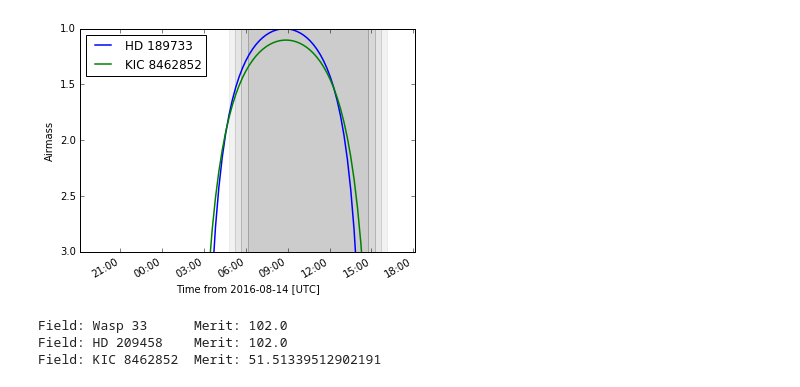
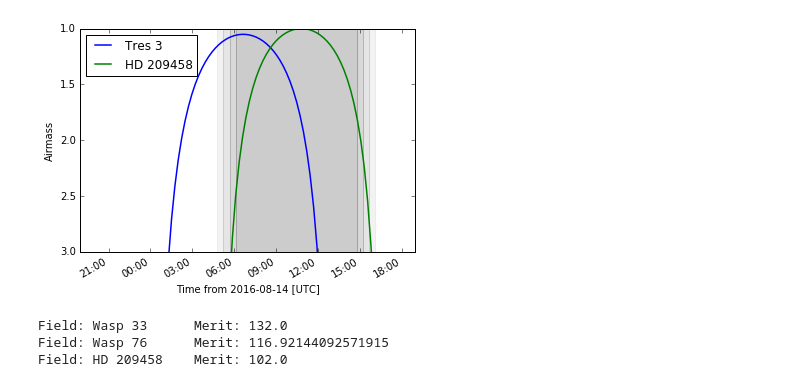
Before and after one commit to panoptes/POCS, a Jupyter notebook: examples/notebooks/Scheduler Playground.ipynb, the cells around one changed output. Saved outputs shown, nothing was run; the diff lists cells and outputs as text; code cells hidden in the pictures.

Commit message:
Update to scheduler notebook to show entire night planning

```diff
--- a/examples/notebooks/Scheduler Playground.ipynb
+++ b/examples/notebooks/Scheduler Playground.ipynb
@@ -25,12 +25,11 @@ location = EarthLocation(lon=loc['longitude'], lat=loc['latitude'], height=loc['
 # Get an observer at the location
 observer = Observer(location=location)
 
-# Tonight for the observer
-tonight = observer.tonight(horizon=-18 * u.degree)
-sunset = tonight[0]
-sunrise = tonight[1]
+# Get the night hours (you can use observer.tonight())
+start_of_night = Time('2016-08-15 06:57:45')
+end_of_night = Time('2016-08-15T14:46:08')
 # %%
-simple_fields_file = config['directories']['targets'] + '/simple.yaml'
+simple_fields_file = config['directories']['targets'] + '/default_targets.yaml'
 
 # Simple constraint to maximize duration above a certain altitude
 constraints = [Duration(30 * u.deg)]
@@ -52,7 +59,7 @@ M5: 120.0 s exposures in blocks of 10, minimum 60, priority 50
 # %%
 # Get the best observations for the given time
-# show_all returns entire list along with score
-best = scheduler.get_observation(show_all=True, time=sunset)
+# show_all returns entire list along with merit
+best = scheduler.get_observation(show_all=True, time=start_of_night)
 
 for b in best:
     print("Field: {:12s} Merit: {}".format(b[0], b[1]))
@@ -92,16 +69,15 @@ Checking Constraint: Duration above 30.0 deg
 # %%
 plot_airmass([scheduler.observations[name].field for name, merit in best],
-             scheduler.observer, sunset,
+             scheduler.observer, start_of_night,
              brightness_shading=True)
 
 plt.legend(loc=2)
-
 plt.show()
 # %% [output]
-[figure, old version]
+[figure, new version]
 # %%
 # Set a later time to start
-t2 = sunrise - 3 * u.hour
+t2 = end_of_night - 3 * u.hour
 
 # Get the best observation for the given time
 # show_all returns entire list along with merit
@@ -110,6 +86,6 @@ best = scheduler.get_observation(show_all=True, time=t2)
 for b in best:
     print("Field: {:12s} Merit: {}".format(b[0], b[1]))
 # %% [output]
-Field: Wasp 33      Merit: 102.0
+Field: Wasp 33      Merit: 132.0
+Field: Wasp 76      Merit: 116.92144092571915
 Field: HD 209458    Merit: 102.0
-Field: KIC 8462852  Merit: 51.51339512902191
```
Also changed, not shown: parts of 7 cells of this notebook.
